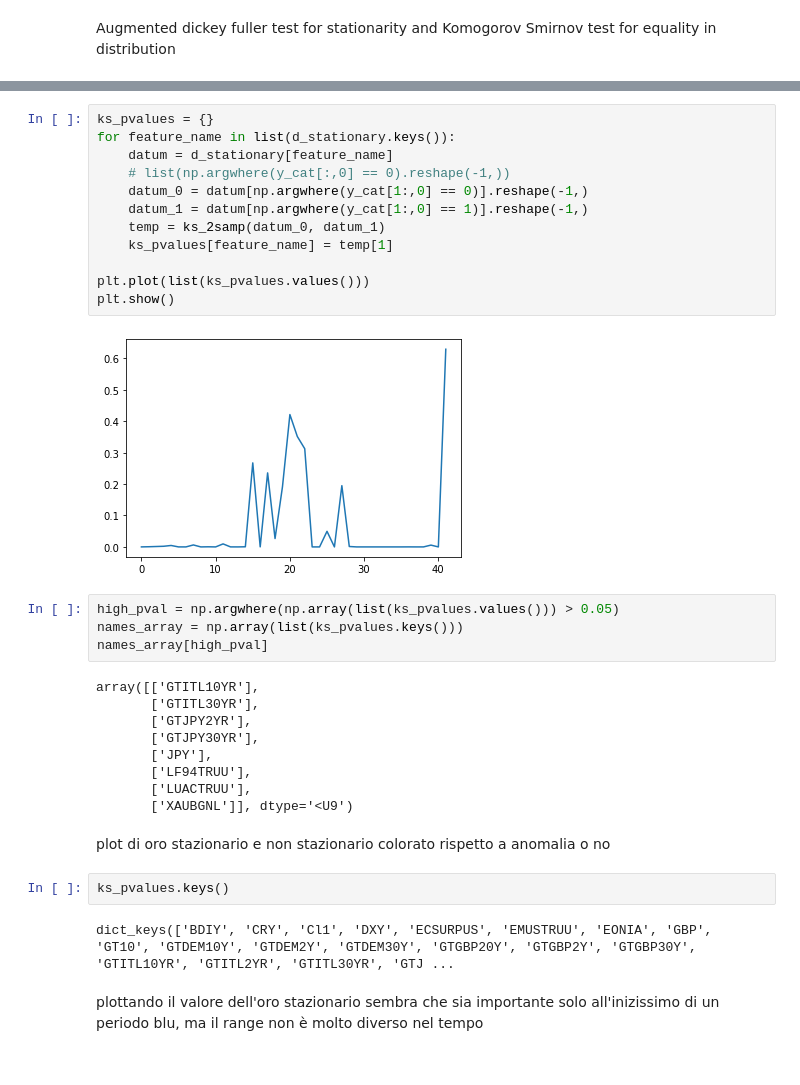
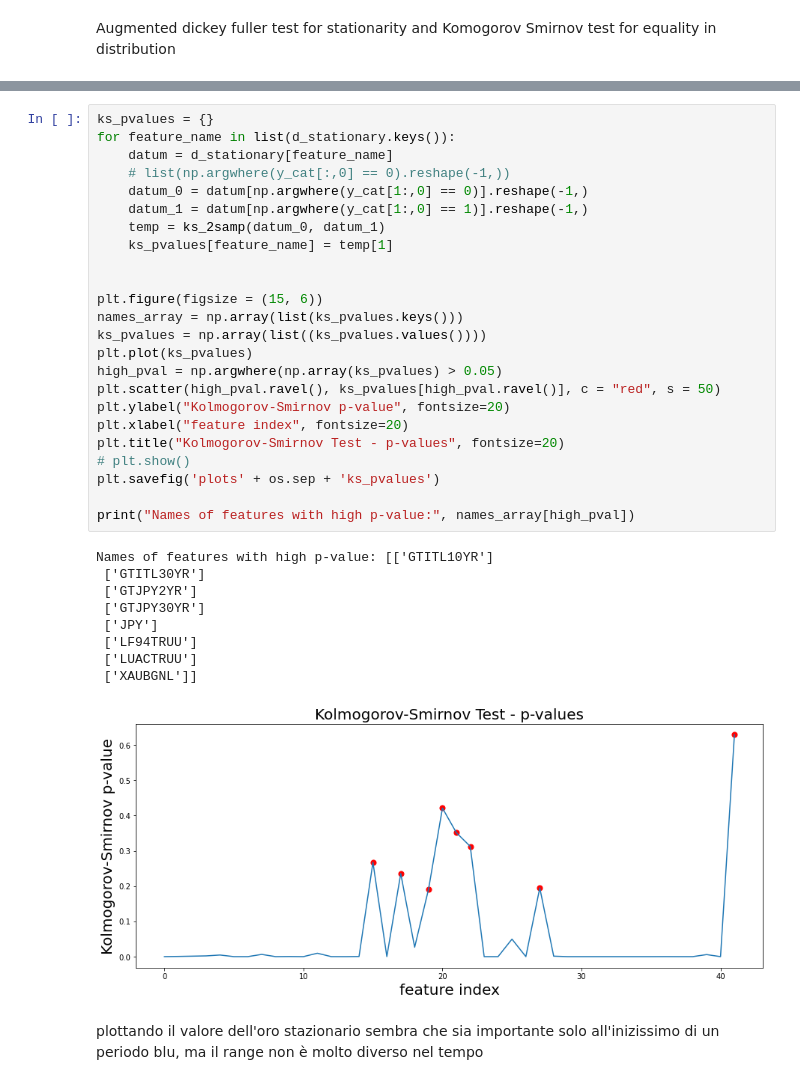
Before and after one commit to MicheleDiSabato/detecting-abnormal-markets-ews, a Jupyter notebook: bc3.ipynb, the cells around one changed output, grey strips where cells are left out. Saved outputs shown, nothing was run; the diff lists cells and outputs as text.

```diff
--- a/bc3.ipynb
+++ b/bc3.ipynb
@@ -88,36 +135,37 @@ y_cat.shape
 # %%
 ks_pvalues = {}
 for feature_name in list(d_stationary.keys()):
     datum = d_stationary[feature_name]
     # list(np.argwhere(y_cat[:,0] == 0).reshape(-1,))
     datum_0 = datum[np.argwhere(y_cat[1:,0] == 0)].reshape(-1,)
     datum_1 = datum[np.argwhere(y_cat[1:,0] == 1)].reshape(-1,)
     temp = ks_2samp(datum_0, datum_1)
     ks_pvalues[feature_name] = temp[1]
 
-plt.plot(list(ks_pvalues.values()))
-plt.show()
+
+plt.figure(figsize = (15, 6))
+names_array = np.array(list(ks_pvalues.keys()))
+ks_pvalues = np.array(list((ks_pvalues.values())))
+plt.plot(ks_pvalues)
+high_pval = np.argwhere(np.array(ks_pvalues) > 0.05)
+plt.scatter(high_pval.ravel(), ks_pvalues[high_pval.ravel()], c = "red", s = 50)
+plt.ylabel("Kolmogorov-Smirnov p-value", fontsize=20)
+plt.xlabel("feature index", fontsize=20)
+plt.title("Kolmogorov-Smirnov Test - p-values", fontsize=20)
+# plt.show()
+plt.savefig('plots' + os.sep + 'ks_pvalues')
+
+print("Names of features with high p-value:", names_array[high_pval])
 # %% [output]
+Names of features with high p-value: [['GTITL10YR']
+ ['GTITL30YR']
+ ['GTJPY2YR']
+ ['GTJPY30YR']
+ ['JPY']
+ ['LF94TRUU']
+ ['LUACTRUU']
+ ['XAUBGNL']]
-[figure, old version]
+[figure, new version]
-# %%
-high_pval = np.argwhere(np.array(list(ks_pvalues.values())) > 0.05)
-names_array = np.array(list(ks_pvalues.keys()))
-names_array[high_pval]
-# %% [output]
-array([['GTITL10YR'],
-       ['GTITL30YR'],
-       ['GTJPY2YR'],
-       ['GTJPY30YR'],
-       ['JPY'],
-       ['LF94TRUU'],
-       ['LUACTRUU'],
-       ['XAUBGNL']], dtype='<U9')
-# %% [markdown]
-plot di oro stazionario e non stazionario colorato rispetto a anomalia o no
-# %%
-ks_pvalues.keys()
-# %% [output]
-dict_keys(['BDIY', 'CRY', 'Cl1', 'DXY', 'ECSURPUS', 'EMUSTRUU', 'EONIA', 'GBP', 'GT10', 'GTDEM10Y', 'GTDEM2Y', 'GTDEM30Y', 'GTGBP20Y', 'GTGBP2Y', 'GTGBP30Y', 'GTITL10YR', 'GTITL2YR', 'GTITL30YR', 'GTJ ...
 # %% [markdown]
 plottando il valore dell'oro stazionario sembra che sia importante solo all'inizissimo di un periodo blu, ma il range non è molto diverso nel tempo
 # %% [markdown]
```
Also changed, not shown: parts of 10 cells of this notebook, 9 other files.
